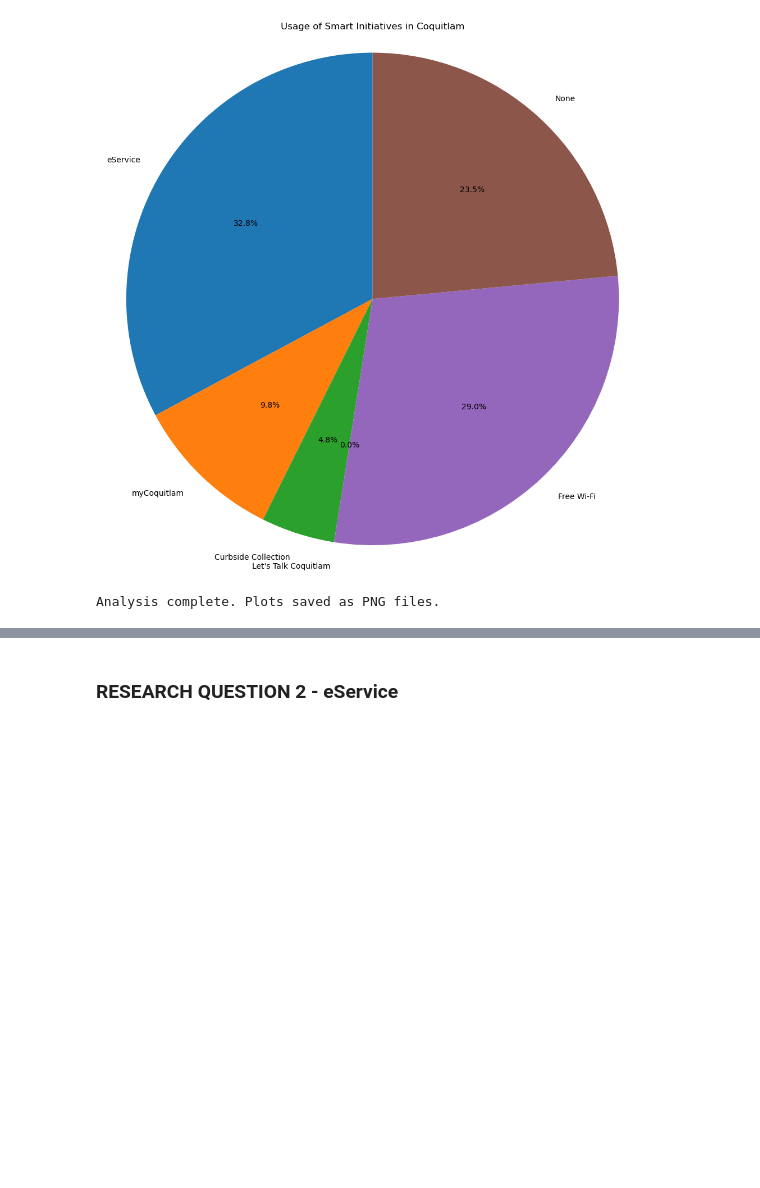
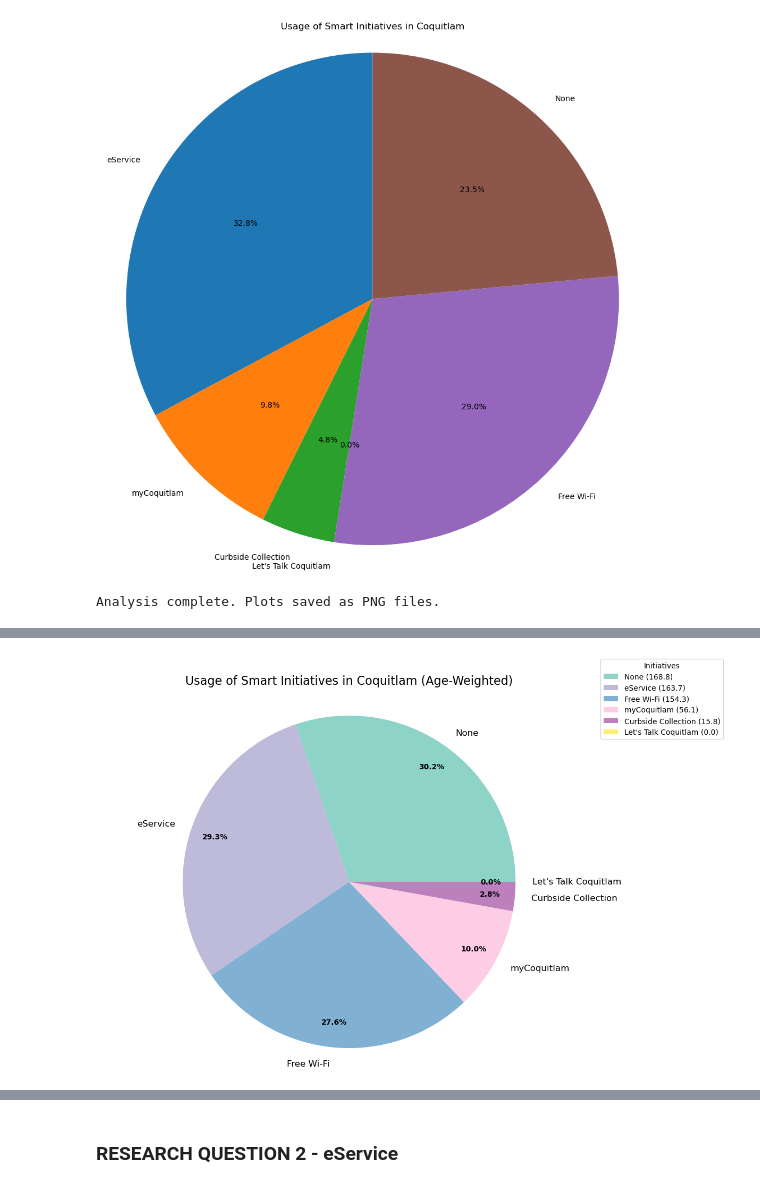
Before and after one commit to doryang1019/Coquitlam_Analyze, a Jupyter notebook: analyze.ipynb, the cells around one changed output, grey strips where cells are left out. Drawn from its saved outputs; the diff is of its cells as text; code cells hidden in the pictures; blank space fills up the shorter version.

```diff
--- a/analyze.ipynb
+++ b/analyze.ipynb
@@ -442,0 +648,83 @@ Analysis complete. Plots saved as PNG files.
+# %%
+import pandas as pd
+import matplotlib.pyplot as plt
+
+initiative_aliases = {
+    'eService': [
+        'Renewing dog licenses through the eService website.',
+        'Donate shelter via the Coquitlam eService Online donation form',
+        'Paying utility bills through eService',
+        'Searching for jobs in eService through the Coquitlam careers portal at https://careers.coquitlam.ca/'
+    ],
+    'myCoquitlam': ['Viewing bill histories, access property tax, utilities, and manage dog license accounts through the myCoquitlam website.'],
+    'Curbside Collection': ['Tracking and receiving reminders for curbside collection with the Coquitlam Curbside Collection App.'],
+    'Let\'s Talk Coquitlam': ['Viewing active, open, and closed projects on the Let\'s Talk Coquitlam website.'],
+    'Free Wi-Fi': ['Accessing free Wi-Fi in city parks or civic facilities.'],
+    'None': ['None of the above.'],
+}
+
+# Function to count initiatives with gender weighting
+def count_initiatives_weighted(series, weights):
+    counts = {alias: 0 for alias in initiative_aliases.keys()}
+    for response, weight in zip(series, weights):
+        if isinstance(response, str):
+            for alias, initiatives in initiative_aliases.items():
+                if any(initiative in response for initiative in initiatives):
+                    counts[alias] += weight
+    return pd.Series(counts)
+
+# Apply gender weights
+# gender_weights = {
+#     'Female': 0.509 / (199/393),
+#     'Male': 0.491 / (194/393)
+# }
+# df['gender_weight'] = df['Gender'].map(gender_weights)
+
+# Count usage of initiatives with gender weighting
+initiative_column = 'Have you ever used any of the following smart online initiatives implemented by Coquitlam?'
+usage_counts_weighted = count_initiatives_weighted(df[initiative_column], df['age_weight'])
+
+# Sort the counts in descending order
+usage_counts_sorted = usage_counts_weighted.sort_values(ascending=False)
+
+# Create a pie chart
+plt.figure(figsize=(12, 8))
+colors = plt.cm.Set3(np.linspace(0, 1, len(usage_counts_sorted)))
+
+wedges, texts, autotexts = plt.pie(usage_counts_sorted,
+                                   labels=usage_counts_sorted.index,
+                                   autopct='%1.1f%%',
+                                   pctdistance=0.85,
+                                   colors=colors)
+
+# Enhance the appearance
+plt.title('Usage of Smart Initiatives in Coquitlam (Age-Weighted)', fontsize=16, pad=20)
+plt.setp(autotexts, size=10, weight="bold")
+plt.setp(texts, size=12)
+
+# Add a legend
+plt.legend(wedges, [f"{k} ({v:.1f})" for k, v in usage_counts_sorted.items()],
+           title="Initiatives",
+           loc="center left",
+           bbox_to_anchor=(1, 0.5, 0.5, 1))
+
+plt.axis('equal')
+plt.tight_layout()
+plt.show()
+plt.savefig('initiative_usage_pie_gender_weighted.png', bbox_inches='tight')
+plt.close()
+
+# Print the weighted counts
+print("Age-Weighted Initiative Usage Counts:")
+for initiative, count in usage_counts_sorted.items():
+    print(f"{initiative}: {count:.2f}")
+
+# Calculate and print total respondents and total weighted responses
+total_respondents = len(df)
+total_weighted = usage_counts_sorted.sum()
+print(f"\nTotal Respondents: {total_respondents}")
+print(f"Total Weighted Responses: {total_weighted:.2f}")
+
+print("Analysis complete. Pie chart saved as PNG file.")
+# %% [output]
+[figure, added]
```
Also changed, not shown: parts of 18 cells of this notebook.
